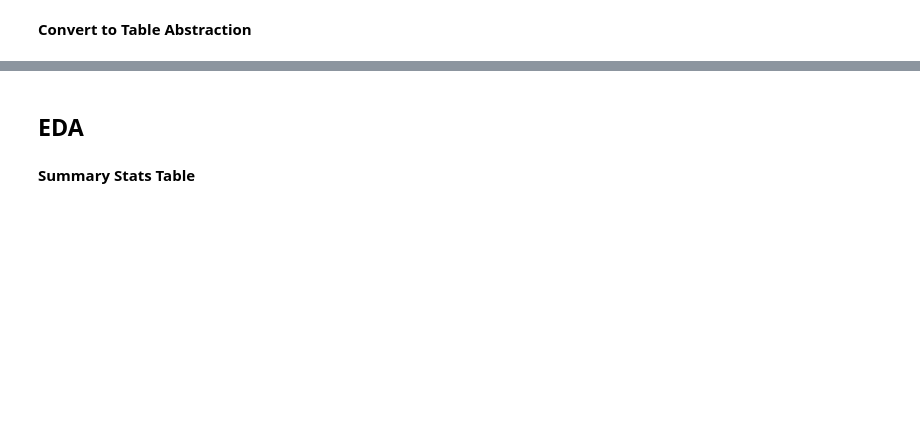
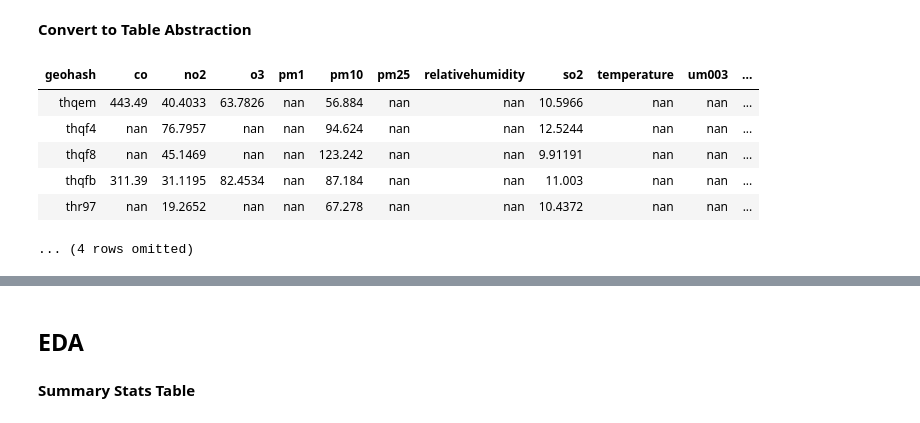
Before and after one commit to Dr-Isam-ALJAWARNEH/fds-project-geoairmob, a Jupyter notebook: Code/GEOCODE.ipynb, the cells around one changed output, grey strips where cells are left out. Drawn from its saved outputs; the diff is of its cells as text; code cells hidden in the pictures; blank space fills up the shorter version.

```diff
--- a/Code/GEOCODE.ipynb
+++ b/Code/GEOCODE.ipynb
@@ -160,11 +268,19 @@ merged_df.to_csv("uae_mobility_pollution_merged.csv", index=False)
 # %%
 from datascience import *
 
 # Use your actual merged DataFrame
-joined_table = Table().from_df(merged_common)
+joined_table = Table().from_df(filtered_df)
 
 # Preview the table
 joined_table.show(5)
+# %% [output]
+| geohash | co | no2 | o3 | pm1 | pm10 | pm25 | relativehumidity | so2 | temperature | um003 | ... |
+| thqem | 443.49 | 40.4033 | 63.7826 | nan | 56.884 | nan | nan | 10.5966 | nan | nan | ... |
+| thqf4 | nan | 76.7957 | nan | nan | 94.624 | nan | nan | 12.5244 | nan | nan | ... |
+| thqf8 | nan | 45.1469 | nan | nan | 123.242 | nan | nan | 9.91191 | nan | nan | ... |
+| thqfb | 311.39 | 31.1195 | 82.4534 | nan | 87.184 | nan | nan | 11.003 | nan | nan | ... |
+| thr97 | nan | 19.2652 | nan | nan | 67.278 | nan | nan | 10.4372 | nan | nan | ... |
+... (4 rows omitted)
 # %%
 # Show all available columns
 joined_table.labels
```
Also changed, not shown: parts of 20 cells of this notebook.
